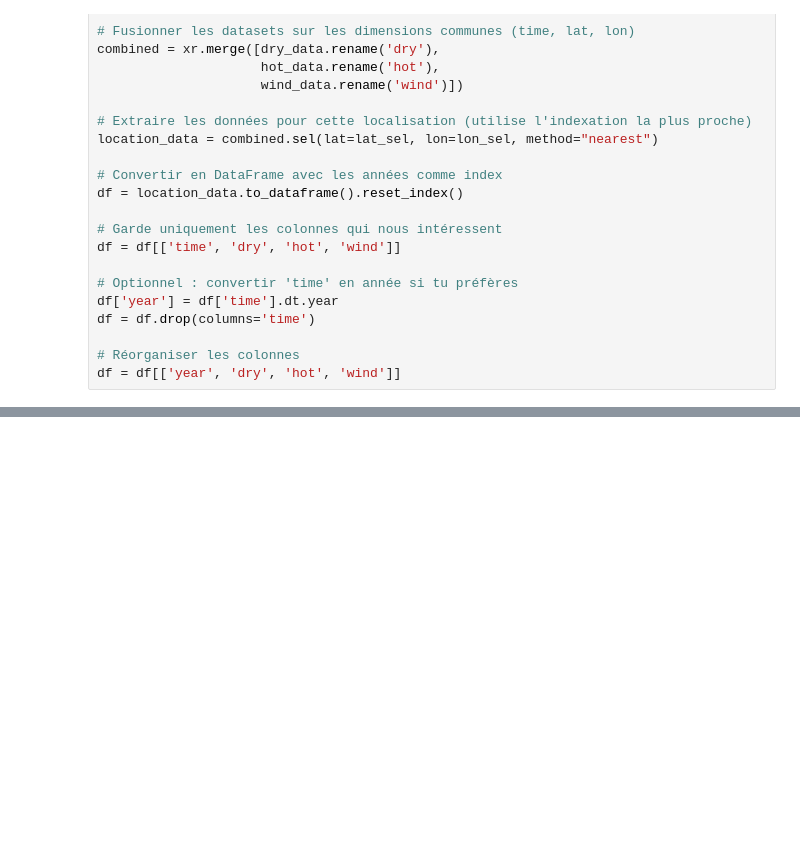
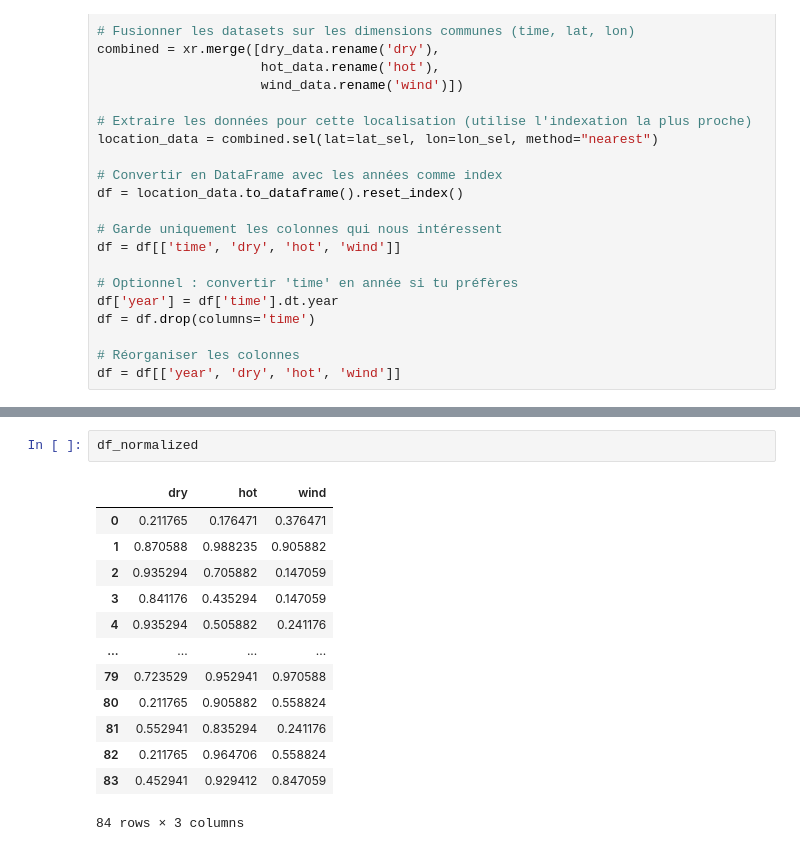
Before and after one commit to lucasvazelle/compound_climate_extremes_copula, a Jupyter notebook: notbook.ipynb, the cells around one changed output, grey strips where cells are left out. Cells and saved outputs as stored; diff of their text form; blank space fills up the shorter version.

```diff
--- a/notbook.ipynb
+++ b/notbook.ipynb
@@ -95,2 +121,18 @@ df = df[['year', 'dry', 'hot', 'wind']]
+# %%
+df_normalized
+# %% [output]
+|  | dry | hot | wind |
+| 0 | 0.211765 | 0.176471 | 0.376471 |
+| 1 | 0.870588 | 0.988235 | 0.905882 |
+| 2 | 0.935294 | 0.705882 | 0.147059 |
+| 3 | 0.841176 | 0.435294 | 0.147059 |
+| 4 | 0.935294 | 0.505882 | 0.241176 |
+| ... | ... | ... | ... |
+| 79 | 0.723529 | 0.952941 | 0.970588 |
+| 80 | 0.211765 | 0.905882 | 0.558824 |
+| 81 | 0.552941 | 0.835294 | 0.241176 |
+| 82 | 0.211765 | 0.964706 | 0.558824 |
+| 83 | 0.452941 | 0.929412 | 0.847059 |
+84 rows × 3 columns
 # %%
 
```
Also changed, not shown: parts of 9 cells of this notebook, 4 other files.
